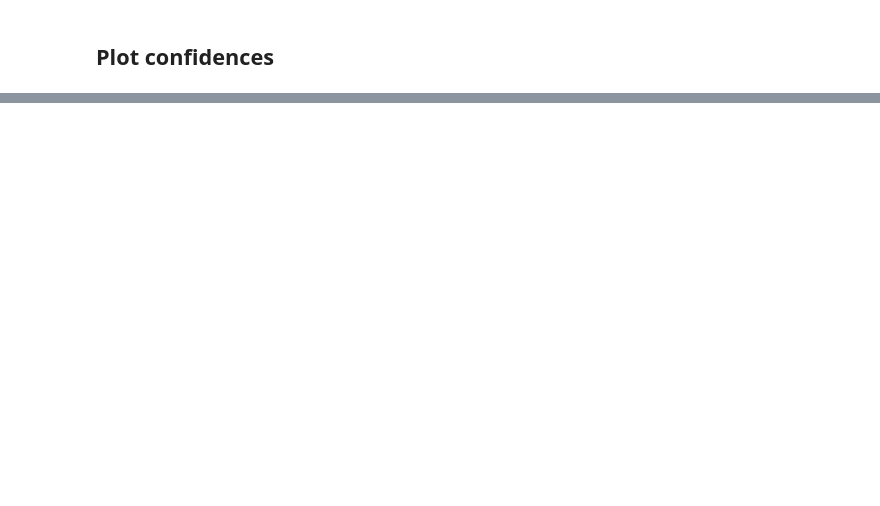
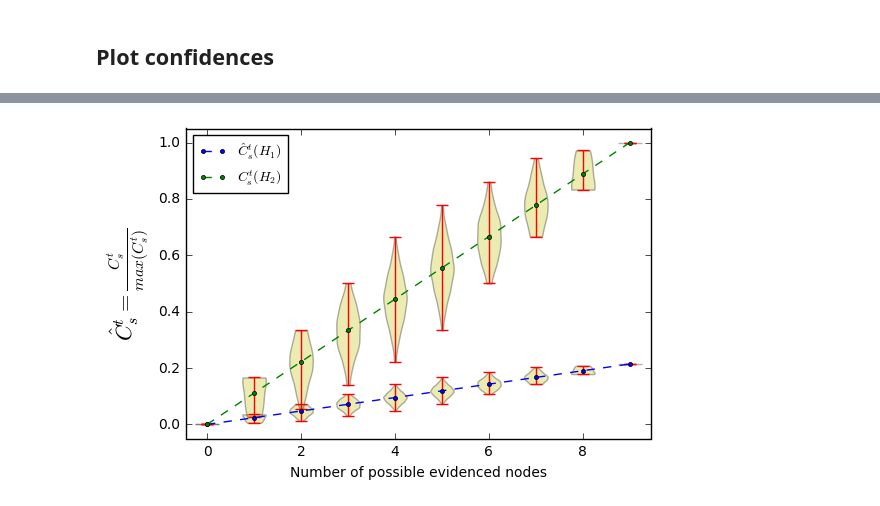
Before and after one commit to plumdeq/hypothtest, a Jupyter notebook: notebooks/results/experiment-1.ipynb, the cells around one changed output, grey strips where cells are left out. Saved outputs shown, nothing was run; the diff lists cells and outputs as text; code cells hidden in the pictures; blank space fills up the shorter version.

```diff
--- a/notebooks/results/experiment-1.ipynb
+++ b/notebooks/results/experiment-1.ipynb
@@ -163,0 +216,3 @@ plt.stem(sub_norm_to_full_confidences)
+# %%
+max_full_unnorm = np.max(full_unnormalized_confidences)[0]
+sub_norm_to_big = [np.array(x)/max_full_unnorm for x in sub_unnormalized_confidences]
@@ -163,0 +223,9 @@ plt.stem(sub_norm_to_full_confidences)
+# %%
+fig3, ax3 = plot_confidences(sub_normalized_confidences,
+                 sub_norm_to_big,
+                 smaller_label=r"$\hat{C}_s^t(H_1)$",
+                 bigger_label="$C_s^t(H_2)$",
+                 xlabel="Number of possible evidenced nodes",
+                 ylabel=r"$\hat{C}_s^t = \frac{C_s^t}{max(C_s^t)}$")
+# %% [output]
+[figure, added]
```
Also changed, not shown: parts of 20 cells of this notebook, 2 other files.
